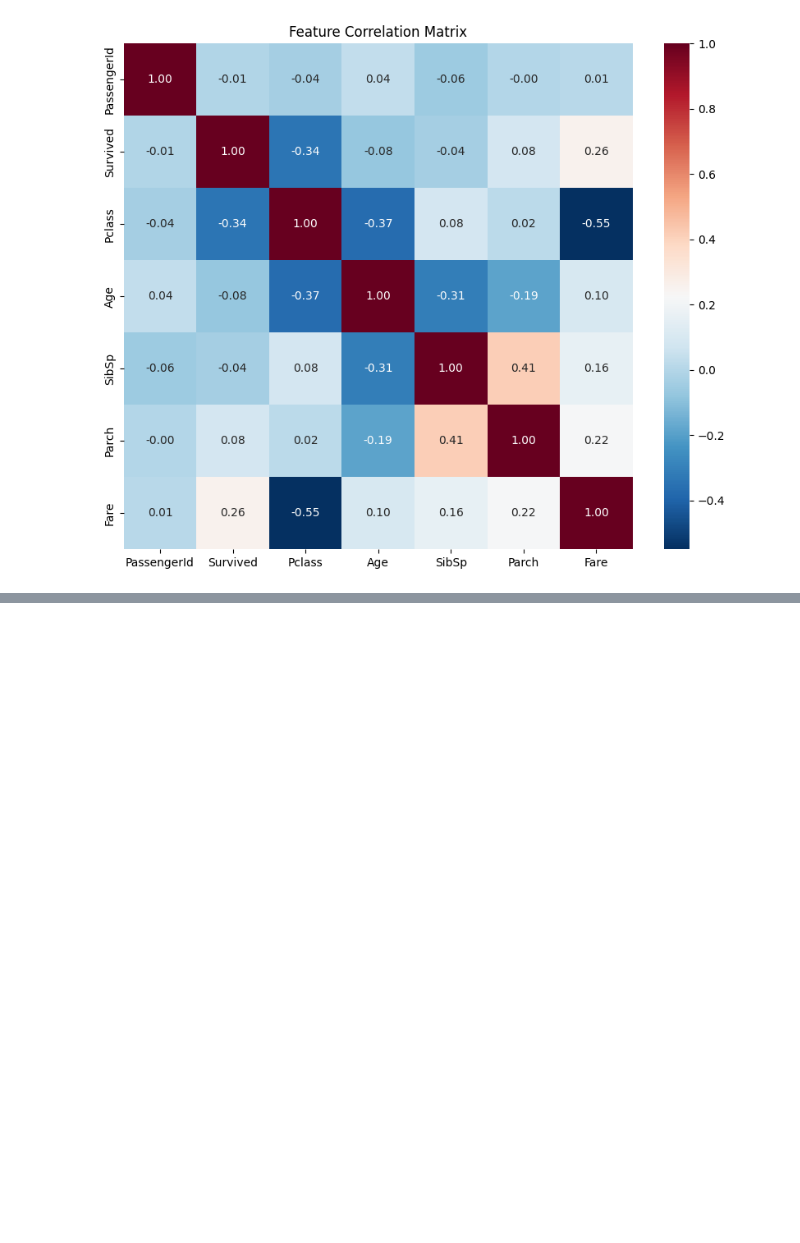
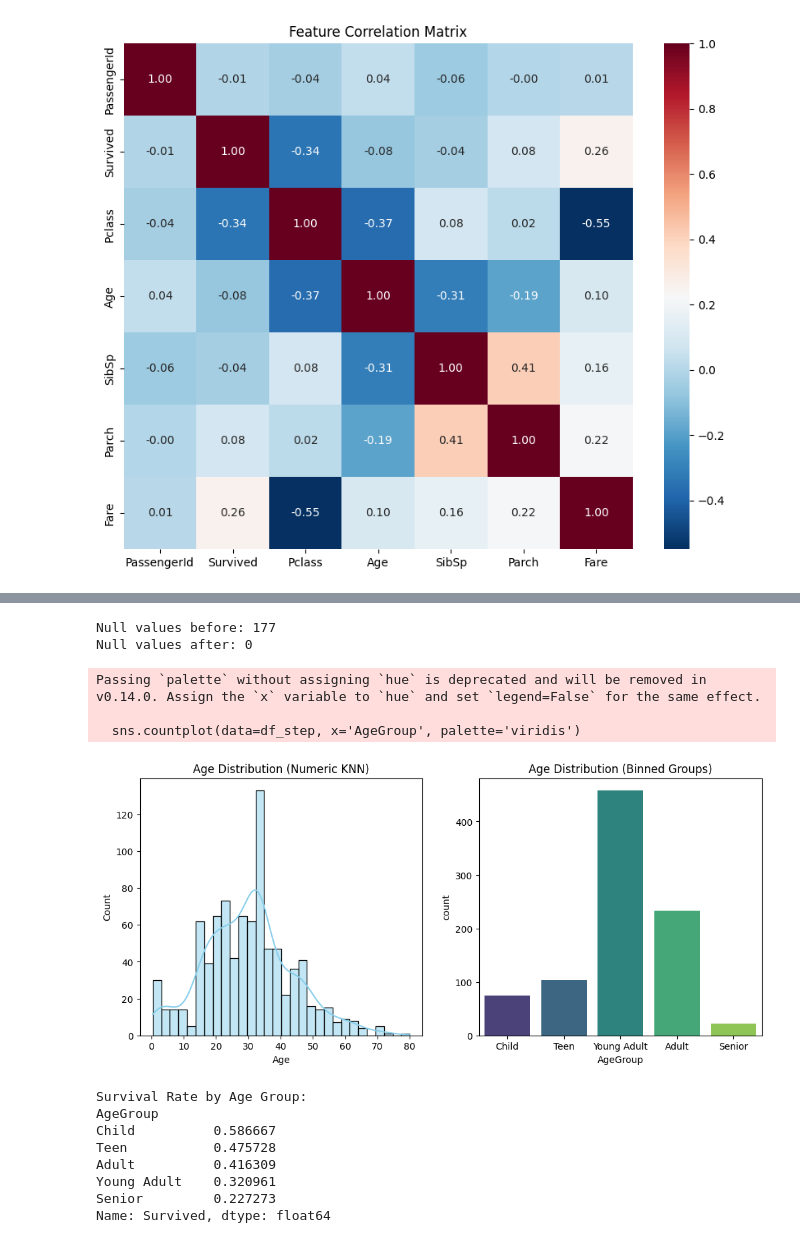
Before and after one commit to mahdikheirkhah/kaggle-titanic, a Jupyter notebook: notebook/EDA.ipynb, the cells around one changed output, grey strips where cells are left out. Saved outputs shown, nothing was run; the diff lists cells and outputs as text; code cells hidden in the pictures; blank space fills up the shorter version.

```diff
--- a/notebook/EDA.ipynb
+++ b/notebook/EDA.ipynb
@@ -204,0 +210,14 @@ Index(['PassengerId', 'Survived', 'Pclass', 'Age', 'SibSp', 'Parch', 'Fare'], dt
+# %%
+sys.path.append(os.path.abspath('..'))
+
+from scripts.preprocess import *
+%load_ext autoreload
+%autoreload 2
+
+# Reload raw data for comparison
+df_raw = pd.read_csv('../data/train.csv')
+
+# 1. Title Extraction Analysis
+df_step = extract_titles(df_raw.copy())
+print('Rare Titles found:')
+print(df_step[~df_step['Title'].isin(['Mr', 'Mrs', 'Miss'])]['Title'].unique())
@@ -204,0 +235,19 @@ Index(['PassengerId', 'Survived', 'Pclass', 'Age', 'SibSp', 'Parch', 'Fare'], dt
+# %%
+print(f"Null values before: {df_step['Age'].isnull().sum()}")
+df_step = impute_missing_ages(df_step)
+print(f"Null values after: {df_step['Age'].isnull().sum()}")
+
+plt.figure(figsize=(12, 5))
+plt.subplot(1, 2, 1)
+sns.histplot(df_step['Age'], bins=30, kde=True, color='skyblue')
+plt.title('Age Distribution (Numeric KNN)')
+
+df_step = bin_age_feature(df_step)
+plt.subplot(1, 2, 2)
+sns.countplot(data=df_step, x='AgeGroup', palette='viridis')
+plt.title('Age Distribution (Binned Groups)')
+plt.show()
+
+print('Survival Rate by Age Group:')
+print(df_step.groupby('AgeGroup')['Survived'].mean().sort_values(ascending=False))
+# %% [output]
@@ -204,0 +258,14 @@ Index(['PassengerId', 'Survived', 'Pclass', 'Age', 'SibSp', 'Parch', 'Fare'], dt
+Null values before: 177
+Null values after: 0
+Passing `palette` without assigning `hue` is deprecated and will be removed in v0.14.0. Assign the `x` variable to `hue` and set `legend=False` for the same effect.
+
+  sns.countplot(data=df_step, x='AgeGroup', palette='viridis')
+[figure, added]
+Survival Rate by Age Group:
+AgeGroup
+Child          0.586667
+Teen           0.475728
+Adult          0.416309
+Young Adult    0.320961
+Senior         0.227273
+Name: Survived, dtype: float64
```
Also changed, not shown: parts of 16 cells of this notebook, 9 other files.
